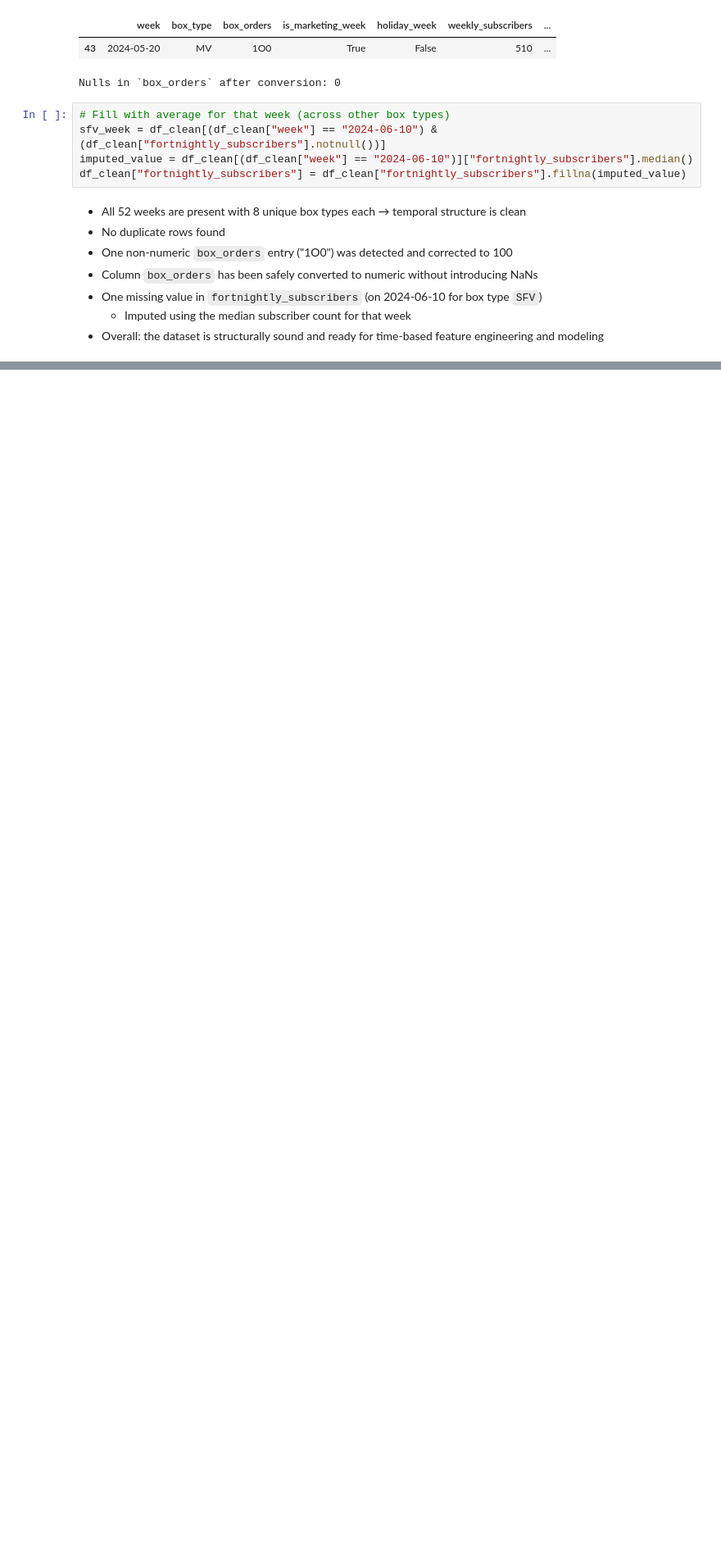
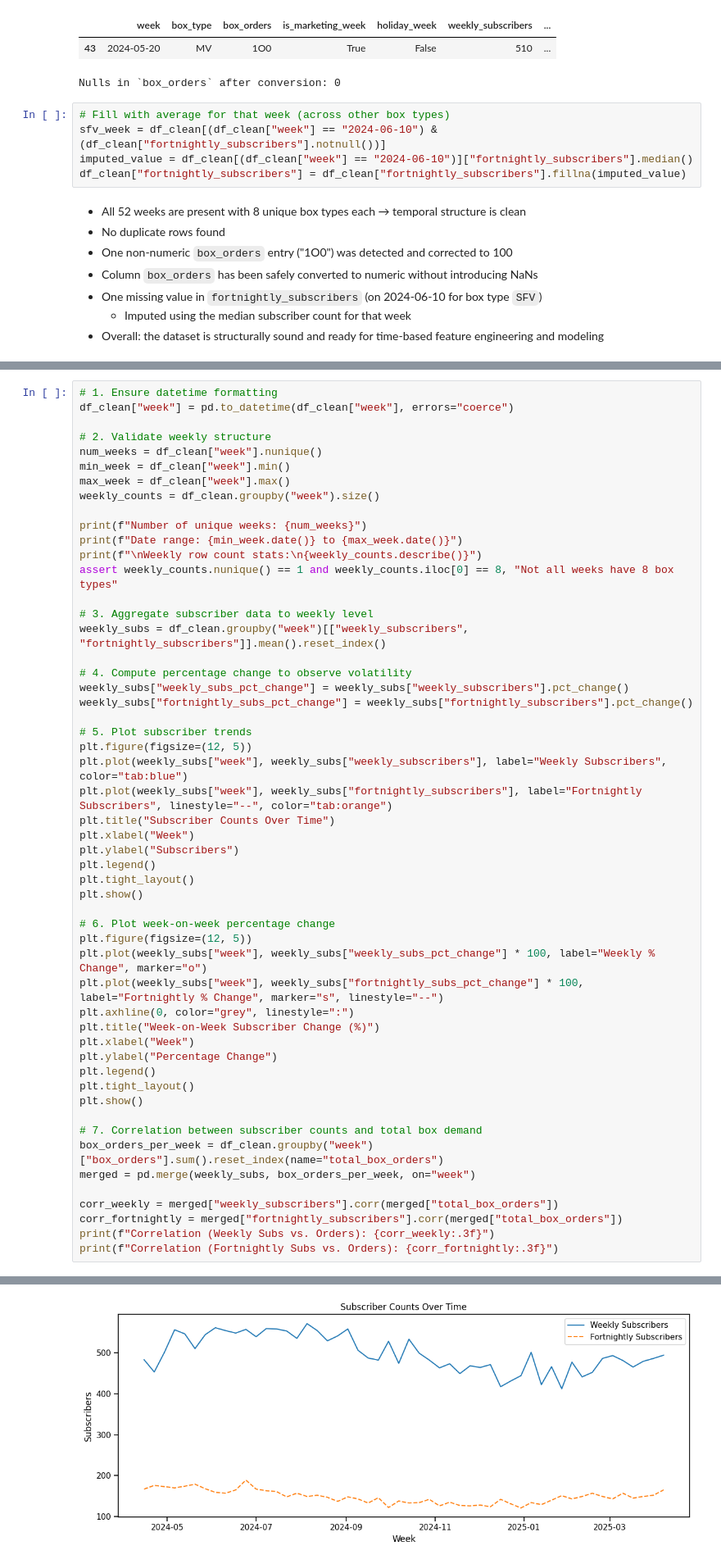
Before and after one commit to TheNerdyCat/ml-oddbox-forecasting, a Jupyter notebook: notebooks/01_eda.ipynb, the cells around one changed output, grey strips where cells are left out. Shown at 82% size. Cells and saved outputs as stored; diff of their text form; blank space fills up the shorter version.

```diff
--- a/notebooks/01_eda.ipynb
+++ b/notebooks/01_eda.ipynb
@@ -215,0 +206,54 @@ df_clean["fortnightly_subscribers"] = df_clean["fortnightly_subscribers"].fillna
+# %%
+# 1. Ensure datetime formatting
+df_clean["week"] = pd.to_datetime(df_clean["week"], errors="coerce")
+
+# 2. Validate weekly structure
+num_weeks = df_clean["week"].nunique()
+min_week = df_clean["week"].min()
+max_week = df_clean["week"].max()
+weekly_counts = df_clean.groupby("week").size()
+
+print(f"Number of unique weeks: {num_weeks}")
+print(f"Date range: {min_week.date()} to {max_week.date()}")
+print(f"\nWeekly row count stats:\n{weekly_counts.describe()}")
+assert weekly_counts.nunique() == 1 and weekly_counts.iloc[0] == 8, "Not all weeks have 8 box types"
+
+# 3. Aggregate subscriber data to weekly level
+weekly_subs = df_clean.groupby("week")[["weekly_subscribers", "fortnightly_subscribers"]].mean().reset_index()
+
+# 4. Compute percentage change to observe volatility
+weekly_subs["weekly_subs_pct_change"] = weekly_subs["weekly_subscribers"].pct_change()
+weekly_subs["fortnightly_subs_pct_change"] = weekly_subs["fortnightly_subscribers"].pct_change()
+
+# 5. Plot subscriber trends
+plt.figure(figsize=(12, 5))
+plt.plot(weekly_subs["week"], weekly_subs["weekly_subscribers"], label="Weekly Subscribers", color="tab:blue")
+plt.plot(weekly_subs["week"], weekly_subs["fortnightly_subscribers"], label="Fortnightly Subscribers", linestyle="--", color="tab:orange")
+plt.title("Subscriber Counts Over Time")
+plt.xlabel("Week")
+plt.ylabel("Subscribers")
+plt.legend()
+plt.tight_layout()
+plt.show()
+
+# 6. Plot week-on-week percentage change
+plt.figure(figsize=(12, 5))
+plt.plot(weekly_subs["week"], weekly_subs["weekly_subs_pct_change"] * 100, label="Weekly % Change", marker="o")
+plt.plot(weekly_subs["week"], weekly_subs["fortnightly_subs_pct_change"] * 100, label="Fortnightly % Change", marker="s", linestyle="--")
+plt.axhline(0, color="grey", linestyle=":")
+plt.title("Week-on-Week Subscriber Change (%)")
+plt.xlabel("Week")
+plt.ylabel("Percentage Change")
+plt.legend()
+plt.tight_layout()
+plt.show()
+
+# 7. Correlation between subscriber counts and total box demand
+box_orders_per_week = df_clean.groupby("week")["box_orders"].sum().reset_index(name="total_box_orders")
+merged = pd.merge(weekly_subs, box_orders_per_week, on="week")
+
+corr_weekly = merged["weekly_subscribers"].corr(merged["total_box_orders"])
+corr_fortnightly = merged["fortnightly_subscribers"].corr(merged["total_box_orders"])
+print(f"Correlation (Weekly Subs vs. Orders): {corr_weekly:.3f}")
+print(f"Correlation (Fortnightly Subs vs. Orders): {corr_fortnightly:.3f}")
+# %% [output]
@@ -215,0 +273 @@ df_clean["fortnightly_subscribers"] = df_clean["fortnightly_subscribers"].fillna
+[figure, added]
```
Also changed, not shown: parts of 9 cells of this notebook.
